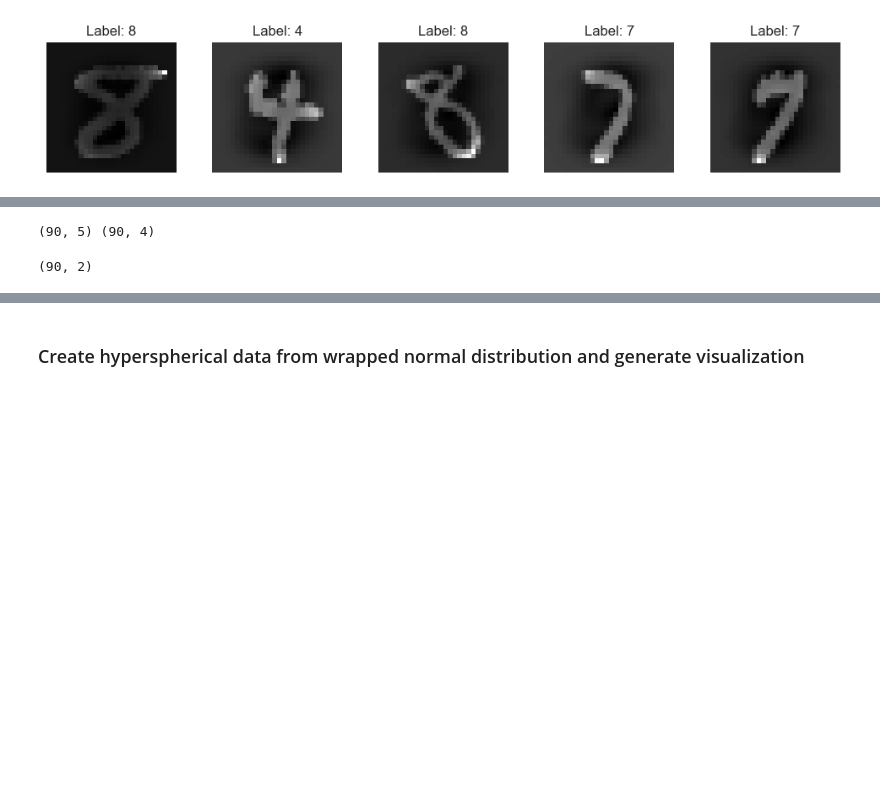
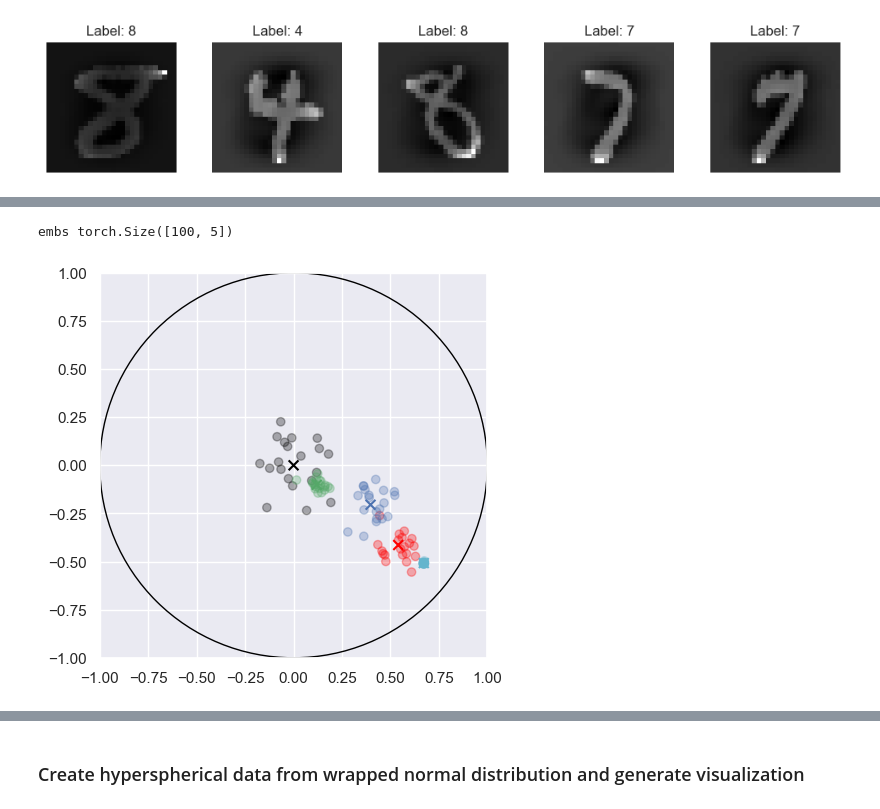
Before and after one commit to qc2321/PS-SNE, a Jupyter notebook: ps-sne.ipynb, the cells around one changed output, grey strips where cells are left out. Drawn from its saved outputs; the diff is of its cells as text; code cells hidden in the pictures; blank space fills up the shorter version.

```diff
--- a/ps-sne.ipynb
+++ b/ps-sne.ipynb
@@ -118,4 +105,0 @@ y_hier = hier_data.labels
-# %%
-print(X_hier.shape, y_hier.shape)
-# %% [output]
-(90, 5) (90, 4)
@@ -134,4 +106,5 @@ X_embedded = cosne.fit_transform(X_hier, X_hier)
-# %%
-X_embedded.shape
-# %% [output]
-(90, 2)
+# %%
+embeddings, colors = generate_high_dims()
+# %% [output]
+embs torch.Size([100, 5])
+[figure, added]
```
Also changed, not shown: parts of 13 cells of this notebook, 4 other files.
